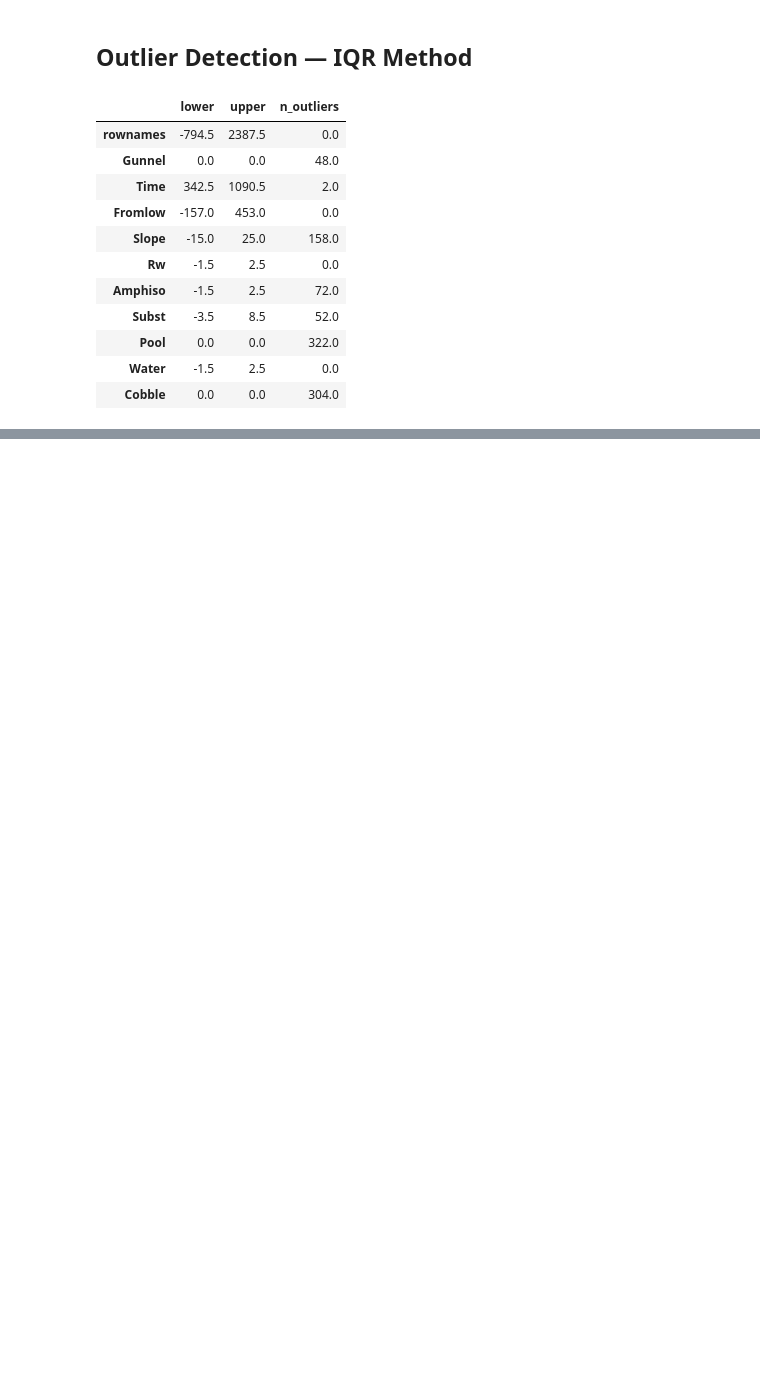
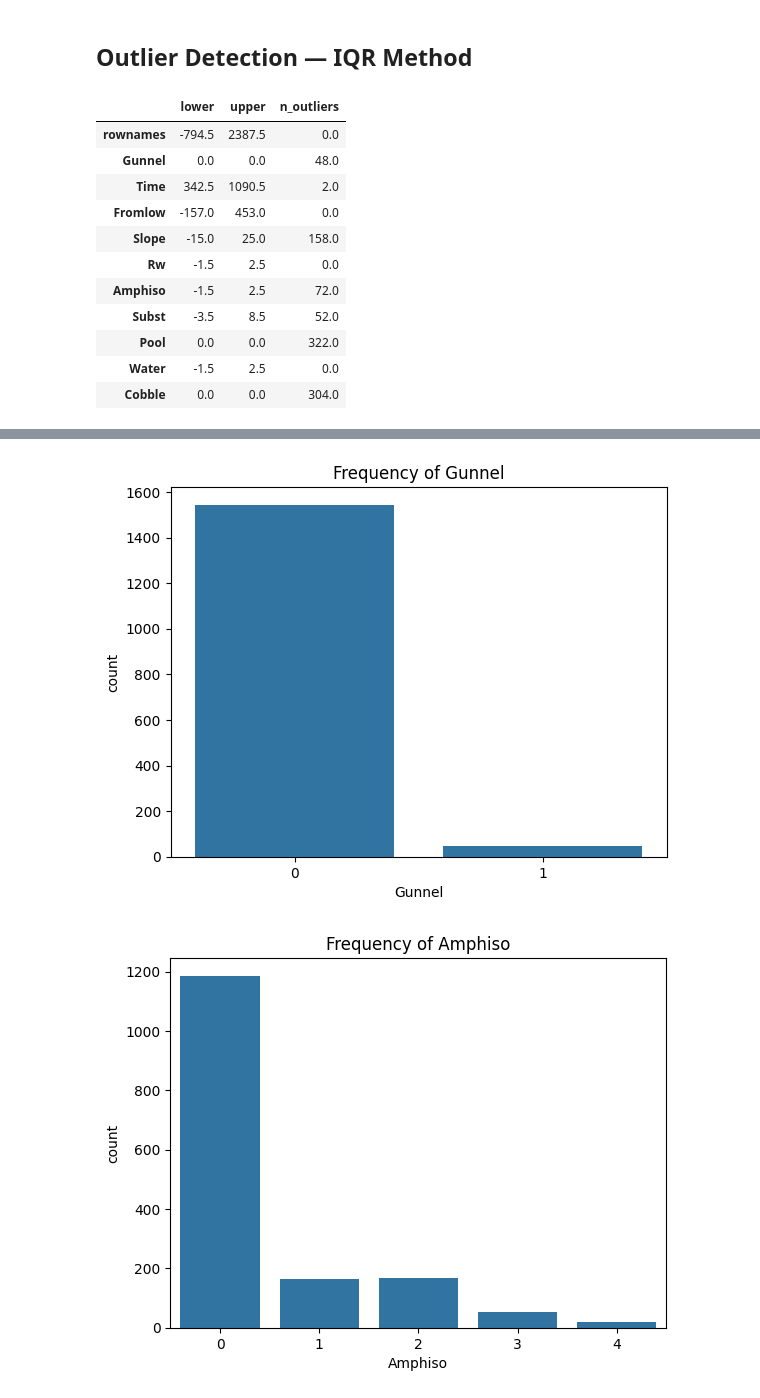
Before and after one commit to Naman397/Exploratory_Data_Analysis, a Jupyter notebook: 22BDS0021.ipynb, the cells around one changed output, grey strips where cells are left out. Cells and saved outputs as stored; diff of their text form; code cells hidden in the pictures; blank space fills up the shorter version.

```diff
--- a/22BDS0021.ipynb
+++ b/22BDS0021.ipynb
@@ -218,0 +247,6 @@ pd.DataFrame(outlier_summary).T
+# %%
+# Frequency counts for categorical columns
+cat_cols = ['Gunnel','Amphiso','Subst','Pool','Water','Cobble']
+for col in cat_cols:
+    print(f"\nValue counts for {col}:")
+    print(naman[col].value_counts())
@@ -218,0 +278,9 @@ pd.DataFrame(outlier_summary).T
+# %%
+# Bar plots for categorical
+for col in cat_cols:
+    sns.countplot(x=col, data=naman)
+    plt.title(f"Frequency of {col}")
+    plt.show()
+# %% [output]
+[figure, added]
+[figure, added]
```
Also changed, not shown: parts of 16 cells of this notebook.
